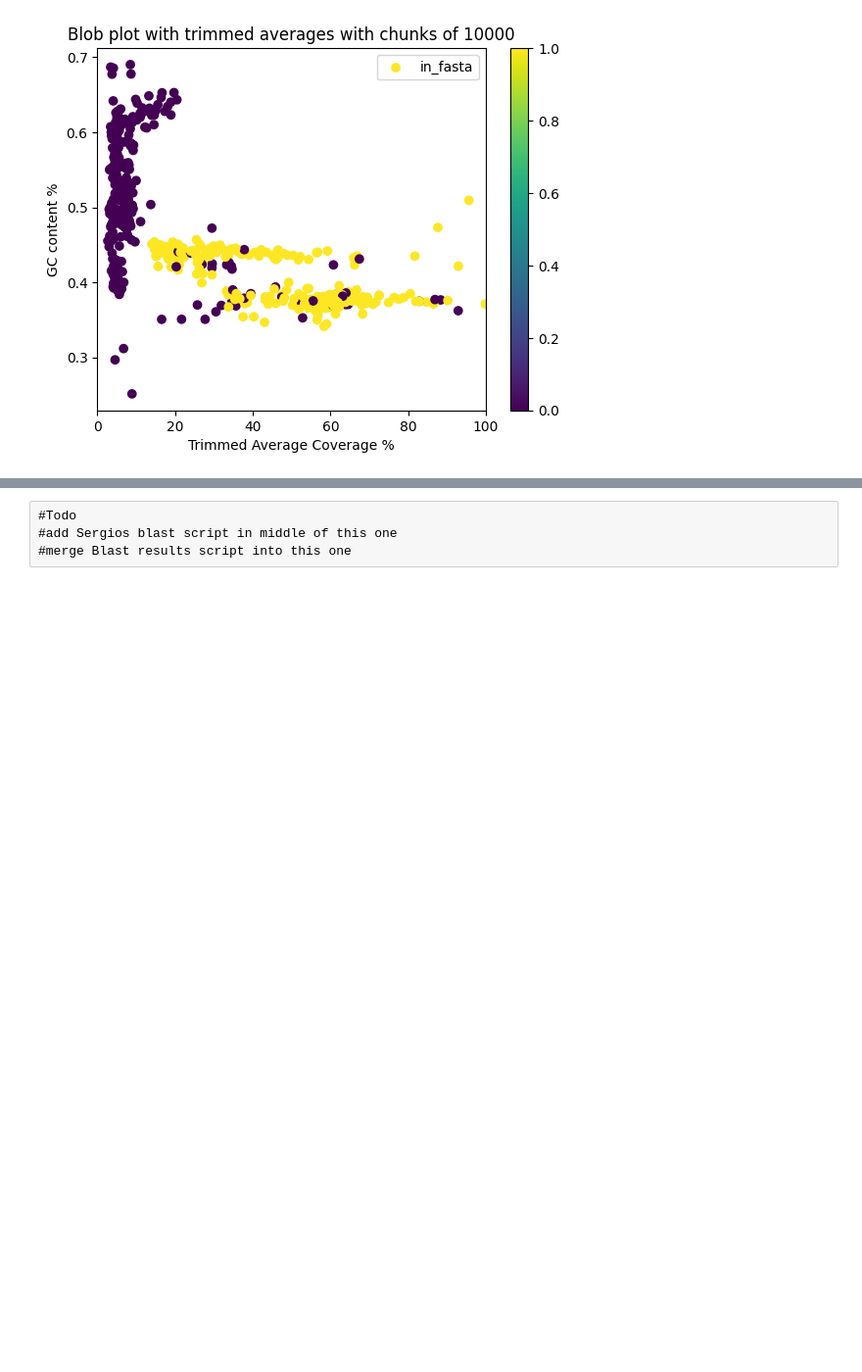
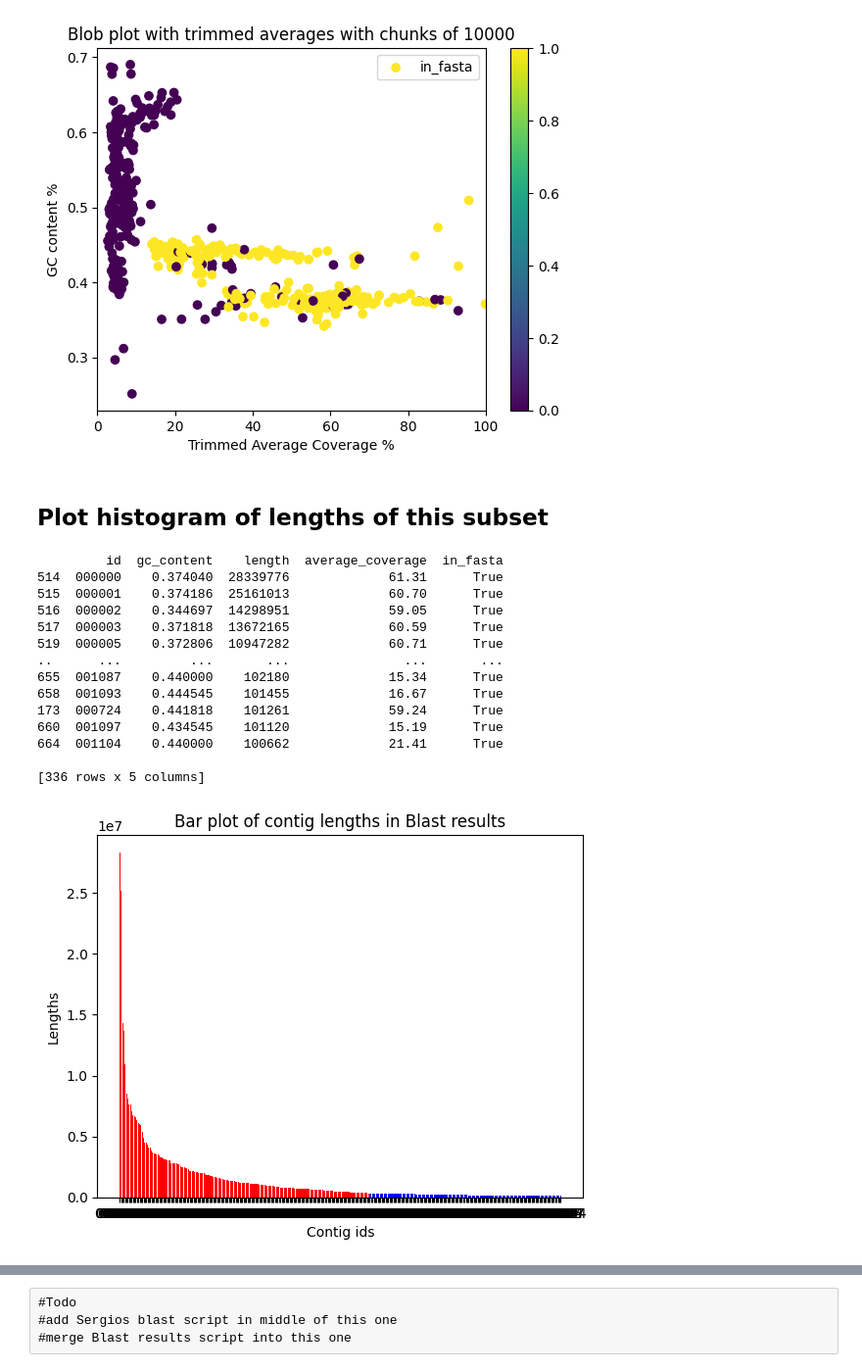
Before and after one commit to AlexanderFastner/Heliopora_coerulea_Processing, a Jupyter notebook: gc_vs_coverage.ipynb, the cells around one changed output, grey strips where cells are left out. Shown at 98% size. Cells and saved outputs as stored; diff of their text form; code cells hidden in the pictures; blank space fills up the shorter version.

Commit message:
blast filtered results

```diff
--- a/gc_vs_coverage.ipynb
+++ b/gc_vs_coverage.ipynb
@@ -700,3 +700,55 @@ plt.show()
 [669 rows x 5 columns]
 in fasta contigs found in this set 336
 [figure]
+# %% [markdown]
+## Plot histogram of lengths of this subset
+# %%
+#Bar plot of lengths of in fasta in trimmed_df
+data = trimmed_df[trimmed_df["in_fasta"] == True]
+data = data.sort_values(by=['length'], ascending=False)
+print(data)
+#x is ids
+x = data['id']
+#y is length of ids
+y = data['length']
+
+#color contigs up to total length of genome size
+current = 0
+length = 430000000
+#add lengths together till greater than length
+for i, l in enumerate(y):
+    current += l
+    if current > length:
+        #print(i)
+        cutoff = l
+        break
+
+mask1 = y >= cutoff
+mask2 = y < cutoff
+
+plt.bar(x[mask1], y[mask1], color = 'red')
+plt.bar(x[mask2], y[mask2], color = 'blue')
+#plt.bar(x, y)
+
+plt.xlabel('Contig ids')
+plt.ylabel('Lengths')
+plt.title('Bar plot of contig lengths in Blast results')
+
+# Show the plot
+plt.show()
+# %% [output]
+         id  gc_content    length  average_coverage  in_fasta
+514  000000    0.374040  28339776             61.31      True
+515  000001    0.374186  25161013             60.70      True
+516  000002    0.344697  14298951             59.05      True
+517  000003    0.371818  13672165             60.59      True
+519  000005    0.372806  10947282             60.71      True
+..      ...         ...       ...               ...       ...
+655  001087    0.440000    102180             15.34      True
+658  001093    0.444545    101455             16.67      True
+173  000724    0.441818    101261             59.24      True
+660  001097    0.434545    101120             15.19      True
+664  001104    0.440000    100662             21.41      True
+
+[336 rows x 5 columns]
+[figure, added]
```
Also changed, not shown: parts of 3 cells of this notebook.
